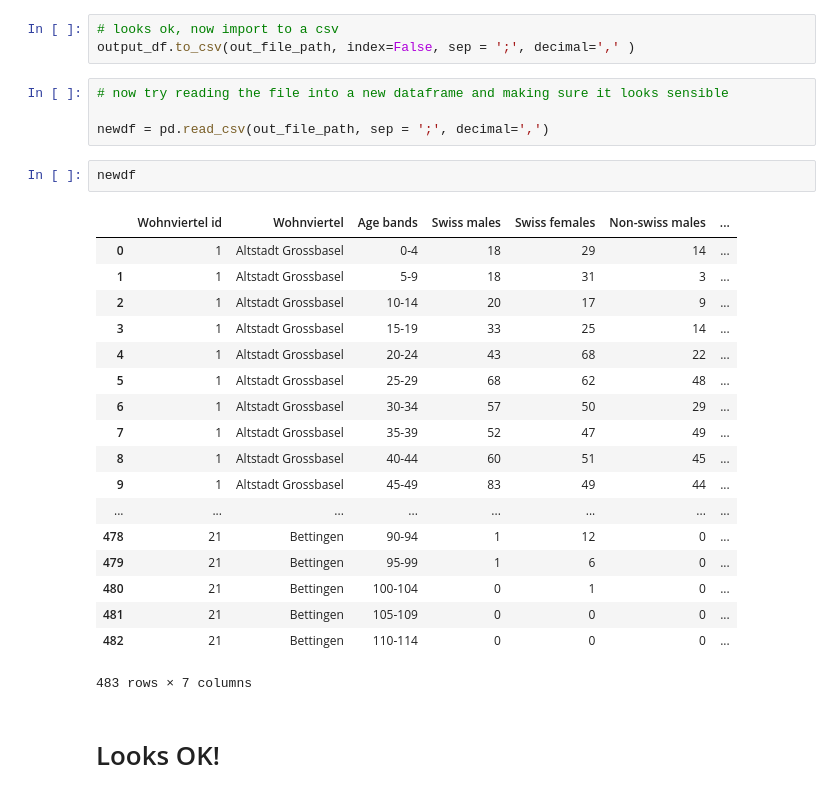
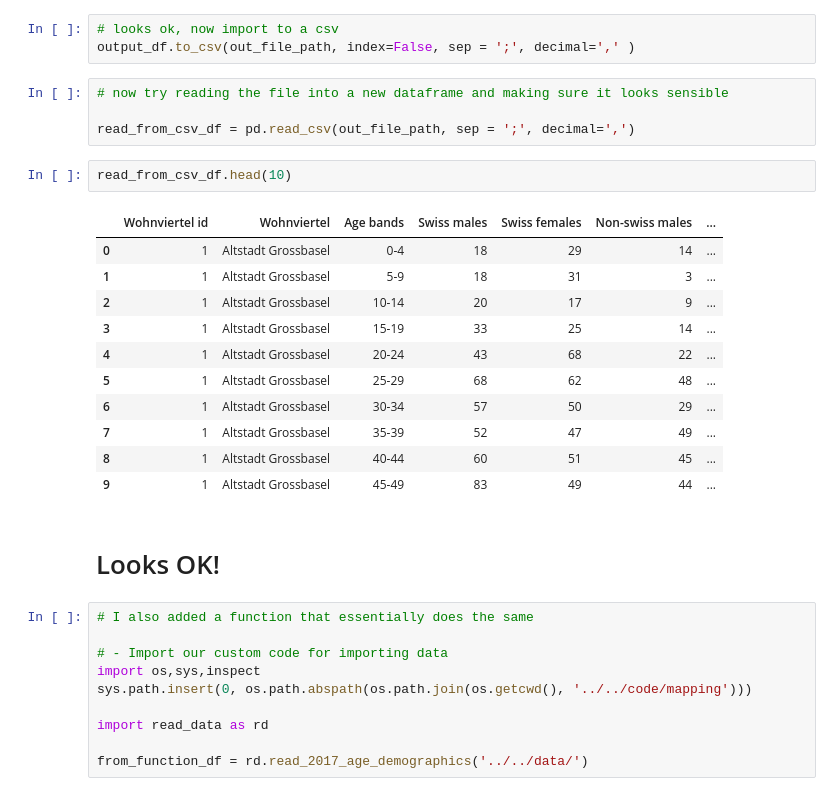
Before and after one commit to scrambldchannel/TaxationInequality, a Jupyter notebook: code/data cleansing/Cleaning t01-1-22_Alter und Wohnviertel.ipynb, the cells around one changed output. Cells and saved outputs as stored; diff of their text form.

Commit message:
Added function to load age band data

```diff
--- a/code/data cleansing/Cleaning t01-1-22_Alter und Wohnviertel.ipynb
+++ b/code/data cleansing/Cleaning t01-1-22_Alter und Wohnviertel.ipynb
@@ -300,27 +300,30 @@ output_df.to_csv(out_file_path, index=False, sep = ';', decimal=',' )
 # %%
 # now try reading the file into a new dataframe and making sure it looks sensible
 
-newdf = pd.read_csv(out_file_path, sep = ';', decimal=',')
+read_from_csv_df = pd.read_csv(out_file_path, sep = ';', decimal=',')
-# %%
-newdf
-# %% [output]
-|  | Wohnviertel id | Wohnviertel | Age bands | Swiss males | Swiss females | Non-swiss males | ... |
-| 0 | 1 | Altstadt Grossbasel | 0-4 | 18 | 29 | 14 | ... |
-| 1 | 1 | Altstadt Grossbasel | 5-9 | 18 | 31 | 3 | ... |
-| 2 | 1 | Altstadt Grossbasel | 10-14 | 20 | 17 | 9 | ... |
-| 3 | 1 | Altstadt Grossbasel | 15-19 | 33 | 25 | 14 | ... |
-| 4 | 1 | Altstadt Grossbasel | 20-24 | 43 | 68 | 22 | ... |
-| 5 | 1 | Altstadt Grossbasel | 25-29 | 68 | 62 | 48 | ... |
-| 6 | 1 | Altstadt Grossbasel | 30-34 | 57 | 50 | 29 | ... |
-| 7 | 1 | Altstadt Grossbasel | 35-39 | 52 | 47 | 49 | ... |
-| 8 | 1 | Altstadt Grossbasel | 40-44 | 60 | 51 | 45 | ... |
-| 9 | 1 | Altstadt Grossbasel | 45-49 | 83 | 49 | 44 | ... |
-| ... | ... | ... | ... | ... | ... | ... | ... |
-| 478 | 21 | Bettingen | 90-94 | 1 | 12 | 0 | ... |
-| 479 | 21 | Bettingen | 95-99 | 1 | 6 | 0 | ... |
-| 480 | 21 | Bettingen | 100-104 | 0 | 1 | 0 | ... |
-| 481 | 21 | Bettingen | 105-109 | 0 | 0 | 0 | ... |
-| 482 | 21 | Bettingen | 110-114 | 0 | 0 | 0 | ... |
-483 rows × 7 columns
+# %%
+read_from_csv_df.head(10)
+# %% [output]
+|  | Wohnviertel id | Wohnviertel | Age bands | Swiss males | Swiss females | Non-swiss males | ... |
+| 0 | 1 | Altstadt Grossbasel | 0-4 | 18 | 29 | 14 | ... |
+| 1 | 1 | Altstadt Grossbasel | 5-9 | 18 | 31 | 3 | ... |
+| 2 | 1 | Altstadt Grossbasel | 10-14 | 20 | 17 | 9 | ... |
+| 3 | 1 | Altstadt Grossbasel | 15-19 | 33 | 25 | 14 | ... |
+| 4 | 1 | Altstadt Grossbasel | 20-24 | 43 | 68 | 22 | ... |
+| 5 | 1 | Altstadt Grossbasel | 25-29 | 68 | 62 | 48 | ... |
+| 6 | 1 | Altstadt Grossbasel | 30-34 | 57 | 50 | 29 | ... |
+| 7 | 1 | Altstadt Grossbasel | 35-39 | 52 | 47 | 49 | ... |
+| 8 | 1 | Altstadt Grossbasel | 40-44 | 60 | 51 | 45 | ... |
+| 9 | 1 | Altstadt Grossbasel | 45-49 | 83 | 49 | 44 | ... |
 # %% [markdown]
 # Looks OK!
+# %%
+# I also added a function that essentially does the same
+
+# - Import our custom code for importing data
+import os,sys,inspect
+sys.path.insert(0, os.path.abspath(os.path.join(os.getcwd(), '../../code/mapping')))
+
+import read_data as rd
+
+from_function_df = rd.read_2017_age_demographics('../../data/')
```
Also changed, not shown: parts of 2 cells of this notebook, 2 other files.
